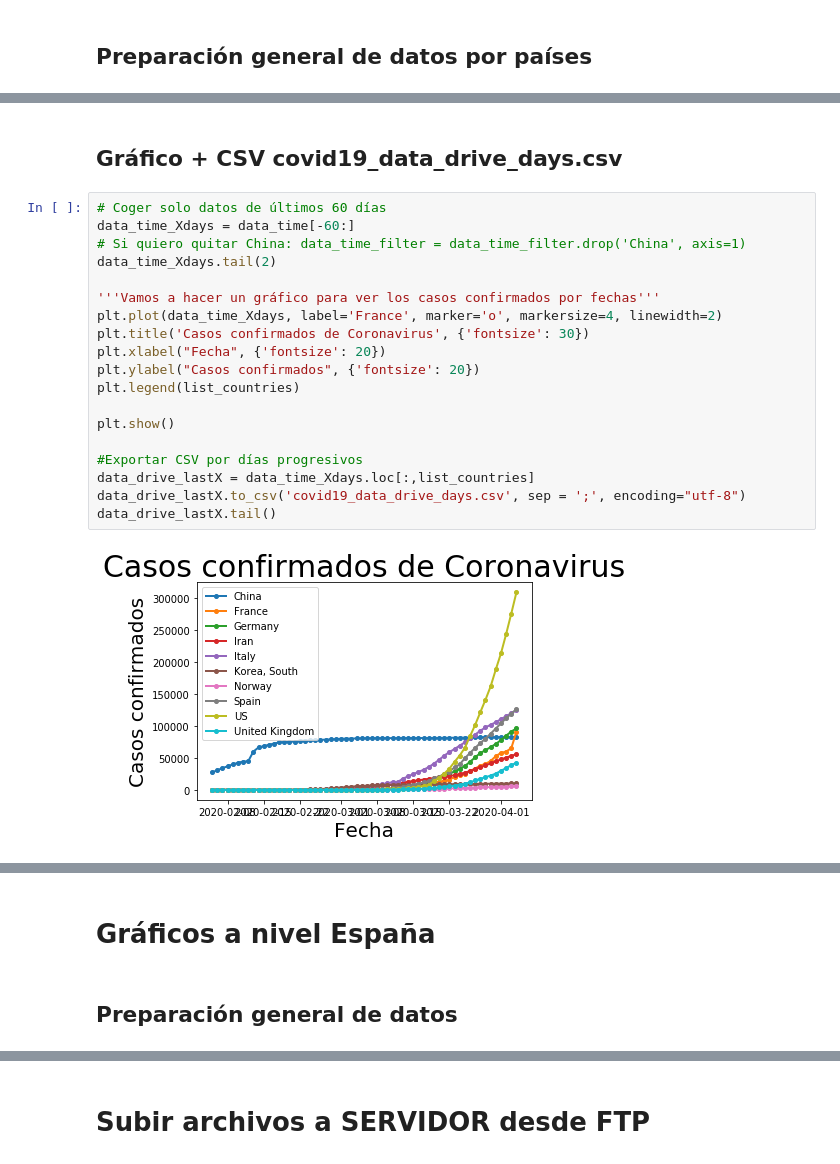
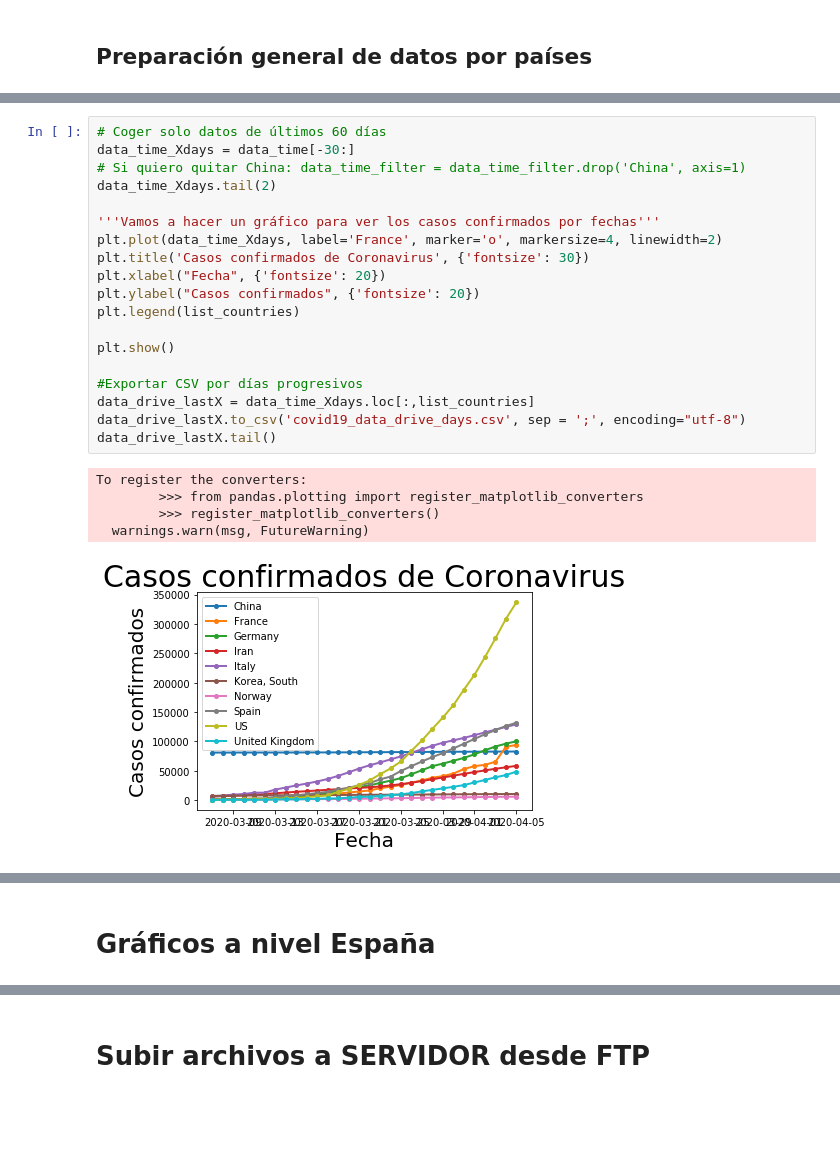
Before and after one commit to akakicreations/covid19-project, a Jupyter notebook: covid19_notebook_WEBFINAL.ipynb, the cells around one changed output, grey strips where cells are left out. Saved outputs shown, nothing was run; the diff lists cells and outputs as text; blank space fills up the shorter version.

```diff
--- a/covid19_notebook_WEBFINAL.ipynb
+++ b/covid19_notebook_WEBFINAL.ipynb
@@ -302,24 +309,26 @@ data_drive_from100cases.tail()
-# %% [markdown]
-## Gráfico + CSV covid19_data_drive_days.csv
 # %%
 # Coger solo datos de últimos 60 días
-data_time_Xdays = data_time[-60:]
+data_time_Xdays = data_time[-30:]
 # Si quiero quitar China: data_time_filter = data_time_filter.drop('China', axis=1)
 data_time_Xdays.tail(2)
 
 '''Vamos a hacer un gráfico para ver los casos confirmados por fechas'''
 plt.plot(data_time_Xdays, label='France', marker='o', markersize=4, linewidth=2)
 plt.title('Casos confirmados de Coronavirus', {'fontsize': 30})
 plt.xlabel("Fecha", {'fontsize': 20})
 plt.ylabel("Casos confirmados", {'fontsize': 20})
 plt.legend(list_countries)
 
 plt.show()
 
 #Exportar CSV por días progresivos
 data_drive_lastX = data_time_Xdays.loc[:,list_countries]
 data_drive_lastX.to_csv('covid19_data_drive_days.csv', sep = ';', encoding="utf-8")
 data_drive_lastX.tail()
 # %% [output]
+To register the converters:
+        >>> from pandas.plotting import register_matplotlib_converters
+        >>> register_matplotlib_converters()
+  warnings.warn(msg, FutureWarning)
-[figure, old version]
+[figure, new version]
 | Country/Region | China | France | Germany | Iran | Italy | Korea, South | Norway | Spain | US | ... |
@@ -331,4 +340,2 @@ data_drive_lastX.tail()
 # %% [markdown]
 # Gráficos a nivel España
-# %% [markdown]
-## Preparación general de datos
```
Also changed, not shown: parts of 34 cells of this notebook, 26 other files.
